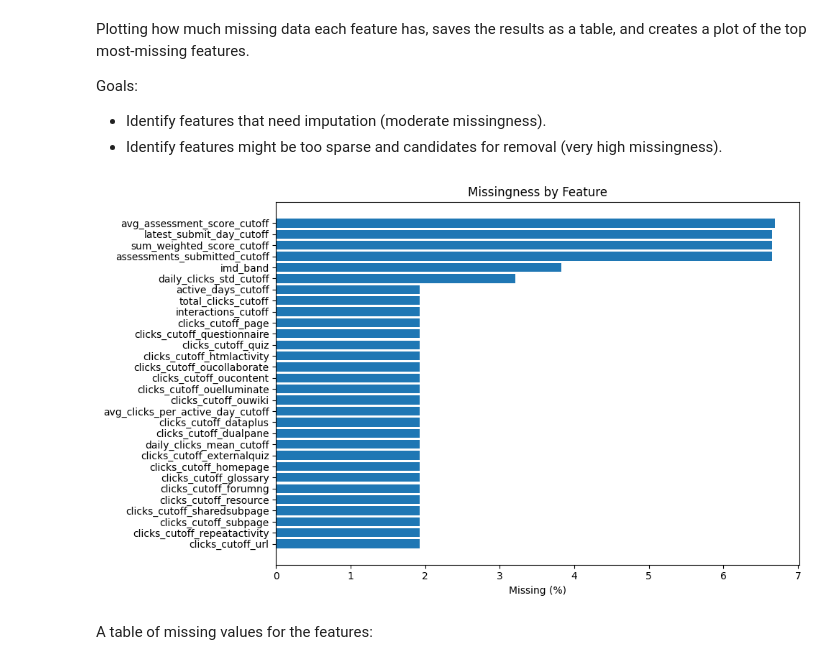
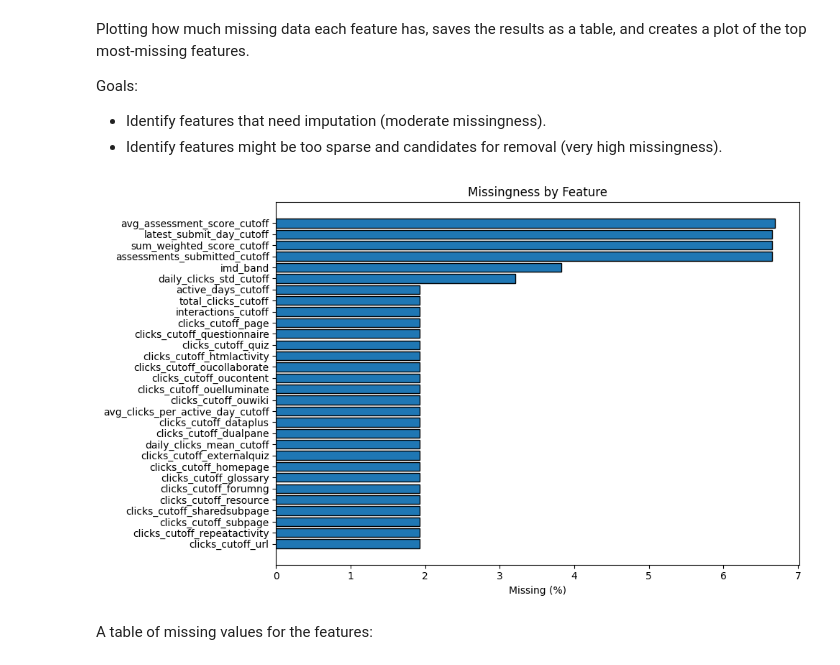
Before and after one commit to dataweby/ToU-Classification, a Jupyter notebook: notebooks/01_dataset_preprocessing.ipynb, the cells around one changed output. Saved outputs shown, nothing was run; the diff lists cells and outputs as text; code cells hidden in the pictures.

```diff
--- a/notebooks/01_dataset_preprocessing.ipynb
+++ b/notebooks/01_dataset_preprocessing.ipynb
@@ -807,18 +807,18 @@ Goals:
 # %%
 miss = df.isna().mean().sort_values(ascending=False) * 100
 miss_df = miss.rename("missing_pct").reset_index().rename(columns={"index": "feature"})
 miss_df.to_csv(TAB_DIR / "missingness_summary.csv", index=False)
 
 fig, ax = plt.subplots(figsize=(10, 6))
 top = miss_df.head(30)
-ax.barh(top["feature"][::-1], top["missing_pct"][::-1])
+ax.barh(top["feature"][::-1], top["missing_pct"][::-1], edgecolor='black', linewidth=1)
 ax.set_title("Missingness by Feature")
 ax.set_xlabel("Missing (%)")
 plt.tight_layout()
 plt.savefig(FIG_DIR / "visual_6_missingness.png", dpi=200)
 plt.show()
 # %% [output]
-[figure, old version]
+[figure, new version]
 # %% [markdown]
 A table of missing values for the features:
 # %%
```
Also changed, not shown: parts of 22 cells of this notebook, 10 other files.
